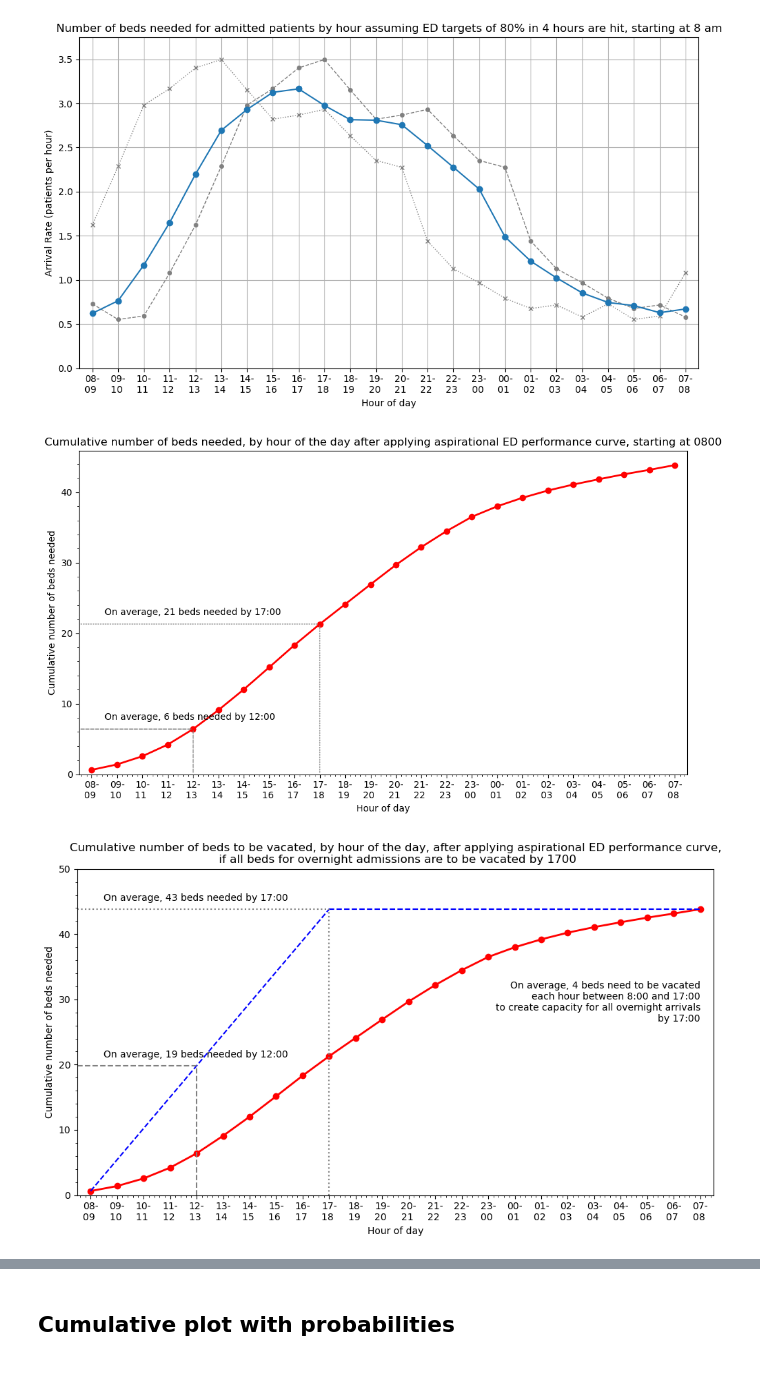
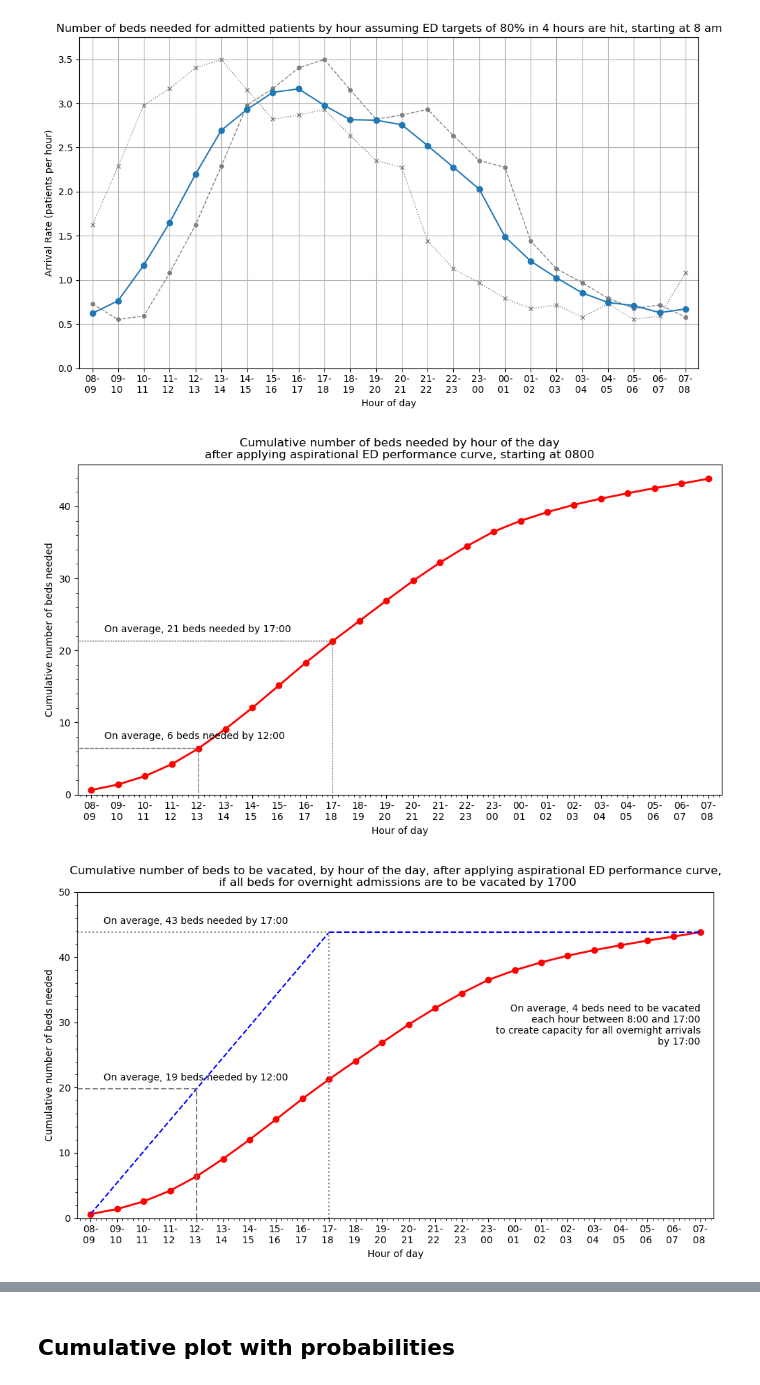
Before and after one commit to zmek/patientflow, a Jupyter notebook: notebooks/experiments/Modelling_to_show_true_demand.ipynb, the cells around one changed output, grey strips where cells are left out. Drawn from its saved outputs; the diff is of its cells as text; code cells hidden in the pictures.

```diff
--- a/notebooks/experiments/Modelling_to_show_true_demand.ipynb
+++ b/notebooks/experiments/Modelling_to_show_true_demand.ipynb
@@ -240,7 +240,9 @@ import numpy as np
 
 title = 'Cumulative number of beds needed, by hour of the day, if each patient is admitted exactly four hours after arrival'
 
-def plot_cumulative_arrival_rates(hour_labels, arrival_rates_lagged, title, start_plot_index = 0, draw_window = None, x_margin = 0.5, file_prefix = '', set_y_lim = None, hour_lines = [12, 17]):
+def plot_cumulative_arrival_rates(hour_labels, arrival_rates_lagged, title, start_plot_index = 0, draw_window = None, x_margin = 0.5, file_prefix = '', set_y_lim = None, hour_lines = [12, 17],
+                                  annotation_prefix = 'On average',
+                                 line_colour = 'red'):
 
     cumulative_arrivals_lagged = (np.cumsum(arrival_rates_lagged[start_plot_index:] + arrival_rates_lagged[0:start_plot_index]) )
 
@@ -248,7 +250,7 @@ def plot_cumulative_arrival_rates(hour_labels, arrival_rates_lagged, title, star
     # Plot the cumulative data
     plt.figure(figsize=(10, 6))
     plt.plot(hour_labels[start_plot_index:] + hour_labels[0:start_plot_index],
-                 cumulative_arrivals_lagged , marker='o', color='red', linewidth=2)
+                 cumulative_arrivals_lagged , marker='o', color=line_colour, linewidth=2)
     # plt.xticks(rotation=45)
     plt.xlabel('Hour of day')
     plt.ylabel('Cumulative number of beds needed')
@@ -273,16 +275,16 @@ def plot_cumulative_arrival_rates(hour_labels, arrival_rates_lagged, title, star
         y2 = cumulative_arrivals_lagged[-1]
 
         slope = (y2 - y1) / (x2 - x1)
-        plt.annotate(f'On average, {int(slope)} beds need to be vacated\neach hour between {start_of_influencable_window}:00 and {end_of_influencable_window}:00\nto create capacity for all overnight arrivals\nby {end_of_influencable_window}:00',
-             xy=(hour_values[len(hour_values)-1] ,y2*.75),
-             xytext=(hour_values[len(hour_values)-1], y2*.75), va = 'top', ha='right')
+        plt.annotate(f'{annotation_prefix}, {int(slope)} beds need to be vacated\neach hour between {start_of_influencable_window}:00 and {end_of_influencable_window}:00\nto create capacity for all overnight arrivals\nby {end_of_influencable_window}:00',
+             xy=(hour_values[len(hour_values)-1] ,y2*.25),
+             xytext=(hour_values[len(hour_values)-1], y2*.25), va = 'top', ha='right')
 
         for hour_line in hour_lines:
             a = hour_values[hour_line-start_plot_index]
             y_a = slope * (a - x1) + y1
             plt.plot([a, a], [0, y_a], color='grey', linestyle=line_styles[hour_line])  # Dashed vertical line
             plt.plot([0-x_margin, a], [y_a, y_a], color='grey', linestyle=line_styles[hour_line])  # Dashed horizontal line
-            plt.annotate(f'On average, {int(y_a)} beds needed by {hour_line}:00',
+            plt.annotate(f'{annotation_prefix}, {int(y_a)} beds needed by {hour_line}:00',
              xy=(a / 2, y_a),  # Positioning the text around the middle of the horizontal line
              xytext=(hour_values[1] - x_margin, y_a + (1)),  # Offset it slightly above the line
              va='bottom', ha='left')  # Vertical and horizontal alignment
@@ -323,4 +325,4 @@ def plot_cumulative_arrival_rates(hour_labels, arrival_rates_lagged, title, star
 # plot_cumulative_arrival_rates(hour_labels, arrival_rates_lagged, title, start_plot_index = 0, , file_prefix = '3_')
 
 title = 'Cumulative number of beds needed, by hour of the day,\n if each incoming patient is admitted exactly four hours after arrival, starting at 8 am'
-# plot_cumulative_arrival_rates(hour_labels, arrival_rates_lagged, title, start_plot_index = 8, file_prefix = '3_')
+plot_cumulative_arrival_rates(hour_labels, arrival_rates_lagged, title, start_plot_index = 8, file_prefix = '3_')
@@ -615,20 +615,20 @@ plot_arrival_rates(hour_labels, arrival_rates, title, start_plot_index = 8,
 # %%
 # title = 'Cumulative number of beds needed, by hour of the day after applying aspirational ED performance curve'
 # plot_cumulative_arrival_rates(hour_labels, list(poisson_means_sum), title, start_plot_index = 0)
 
-title = 'Cumulative number of beds needed, by hour of the day after applying aspirational ED performance curve, starting at 0800'
+title = 'Cumulative number of beds needed by hour of the day\nafter applying aspirational ED performance curve, starting at 0800'
 plot_cumulative_arrival_rates(hour_labels, list(poisson_means_sum), title, start_plot_index = 8,  file_prefix = '6_')
 
 start_of_influencable_window = 8
 end_of_influencable_window = 17
 title = f'Cumulative number of beds to be vacated, by hour of the day, after applying aspirational ED performance curve,\n if all beds for overnight admissions are to be vacated by {end_of_influencable_window}00'
 plot_cumulative_arrival_rates(hour_labels, list(poisson_means_sum), title, start_plot_index = 8, draw_window = (start_of_influencable_window, end_of_influencable_window), file_prefix = '7_', set_y_lim = 50)
 
 end_of_influencable_window = 20
 title = f'Cumulative number of beds to be vacated, by hour of the day, after applying aspirational ED performance curve,\n if all beds for overnight admissions are to be vacated by {end_of_influencable_window}00'
 plot_cumulative_arrival_rates(hour_labels, list(poisson_means_sum), title, start_plot_index = 8, draw_window = (start_of_influencable_window, end_of_influencable_window), file_prefix = '8_', set_y_lim = 50, hour_lines = [12,17,20])
 # %% [output]
-[figure, old version]
+[figure, new version]
 [figure]
 [figure]
 # %% [markdown]
```
Also changed, not shown: parts of 10 cells of this notebook, 6 other files.
